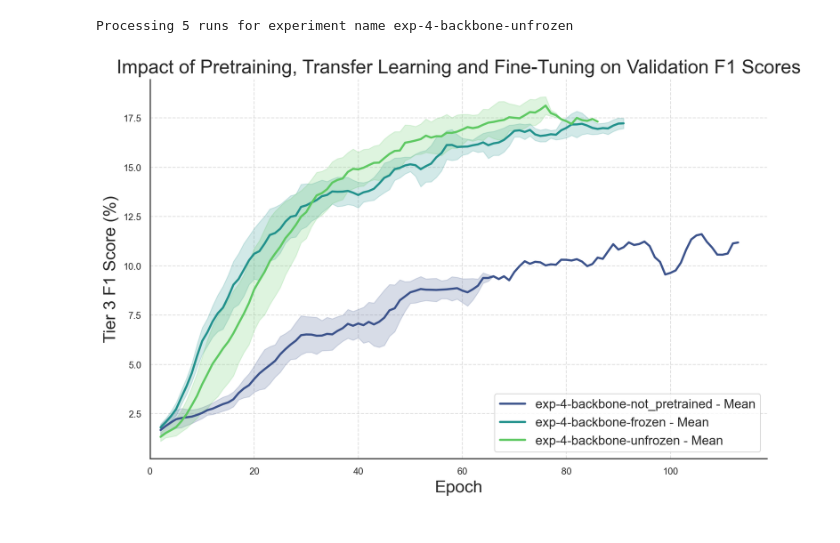
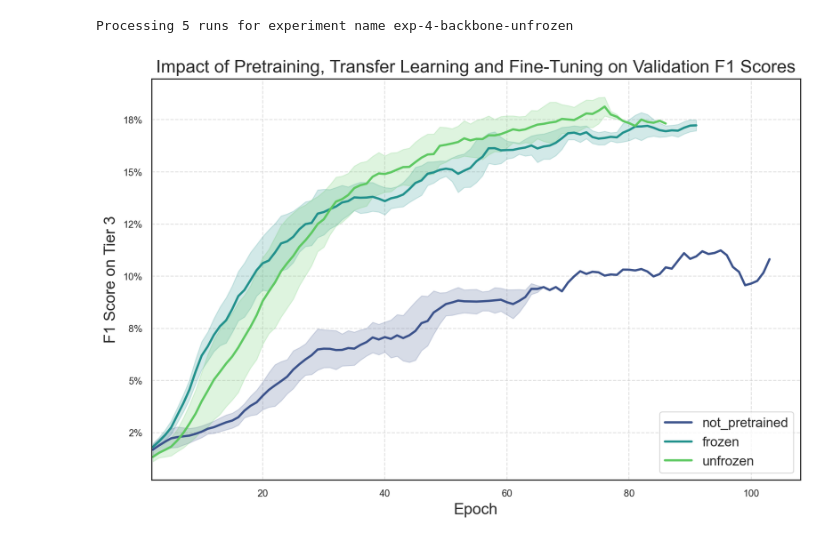
Before and after one commit to Satellite-Based-Crop-Classification/messis, a Jupyter notebook: notebooks/experiment_evaluation.ipynb, the cells around one changed output. Cells and saved outputs as stored; diff of their text form; code cells hidden in the pictures.

Commit message:
make the plot fancier

```diff
--- a/notebooks/experiment_evaluation.ipynb
+++ b/notebooks/experiment_evaluation.ipynb
@@ -1183,43 +850,51 @@ Processing 5 runs for experiment name exp-4-backbone-unfrozen
 # %%
 import matplotlib.pyplot as plt
 import seaborn as sns
+from matplotlib.ticker import FuncFormatter
 
 %config InlineBackend.figure_format='retina'
 
 def plot_metrics(results):
     # Set up the plot using Seaborn's style
     sns.set_theme(style="white", context="paper")
 
     # Initialize the figure
     plt.figure(figsize=(9, 6))
 
     # Define the color palette
     palette = sns.color_palette("viridis", len(results))
 
     # Plot each experiment group on the same plot
     for color, (experiment_name, metrics) in zip(palette, results.items()):
         # Convert F1 score to percentage
         rolling_mean_percentage = metrics['rolling_mean'] * 100
         rolling_std_percentage = metrics['rolling_std'] * 100
 
-        plt.plot(metrics['epochs'], rolling_mean_percentage, label=f"{experiment_name} - Mean", color=color, linewidth=2)
-        plt.fill_between(metrics['epochs'], rolling_mean_percentage - rolling_std_percentage, rolling_mean_percentage + rolling_std_percentage, color=color, alpha=0.2)
+        # Exclude the final 10 epochs
+        epochs = metrics['epochs'][:-10]  # All but the last 10 epochs
+        rolling_mean_percentage = rolling_mean_percentage[:-10]
+        rolling_std_percentage = rolling_std_percentage[:-10]
+
+        plt.plot(epochs, rolling_mean_percentage, label=f"{experiment_name.replace('exp-4-backbone-', '')}", color=color, linewidth=2)
+        plt.fill_between(epochs, rolling_mean_percentage - rolling_std_percentage, rolling_mean_percentage + rolling_std_percentage, color=color, alpha=0.2)
 
     # Customize the plot
-    plt.legend(loc="best", fontsize=12)
-    plt.xlabel("Epoch", fontsize=16)
-    plt.ylabel("F1 Score (%) on Tier 3", fontsize=16)  # F1 Score now shown as percentage
-    plt.title(f"Impact of Pretraining, Transfer Learning and Fine-Tuning on Validation F1 Scores", fontsize=18)
+    plt.legend(loc="lower right", fontsize=12)
+    plt.xlabel("Epoch", fontsize=14)
+    plt.ylabel("F1 Score on Tier 3", fontsize=14)  # F1 Score now shown as percentage
+    plt.title(f"Impact of Pretraining, Transfer Learning and Fine-Tuning on Validation F1 Scores", fontsize=16)
     plt.grid(True, linestyle='--', alpha=0.6)
-    sns.despine(trim=False)
-    plt.xlim(left=0)
+    plt.xlim(left=1.8)
+
+    # Format y-axis to show percentage signs
+    plt.gca().yaxis.set_major_formatter(FuncFormatter(lambda y, _: f'{y:.0f}%'))
+
     plt.tight_layout()
-
 
     # Show the plot
     plt.show()
 
 # Plot the metrics
 plot_metrics(results)
 # %% [output]
-[figure, old version]
+[figure, new version]
```
Also changed, not shown: parts of 5 cells of this notebook.
